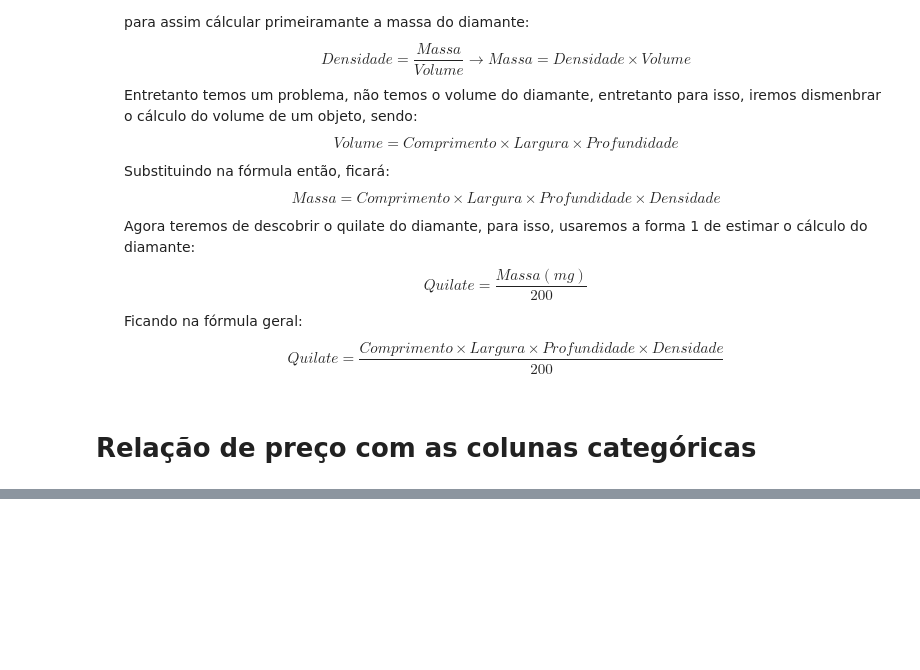
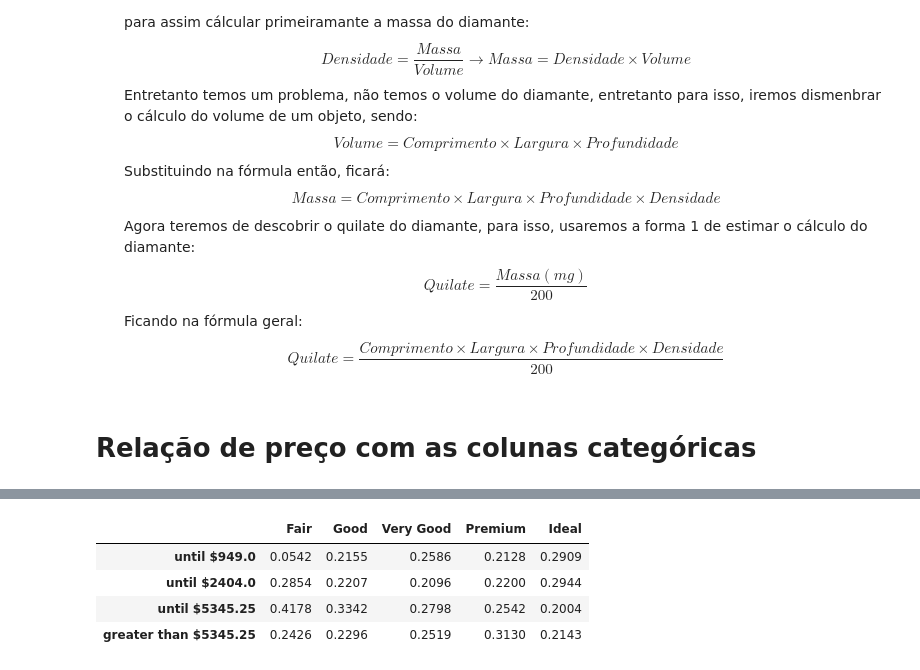
Before and after one commit to ppvyctor/Diamonds-Values, a Jupyter notebook: Trabalho ES.ipynb, the cells around one changed output, grey strips where cells are left out. Drawn from its saved outputs; the diff is of its cells as text; code cells hidden in the pictures; blank space fills up the shorter version.

```diff
--- a/Trabalho ES.ipynb
+++ b/Trabalho ES.ipynb
@@ -342,0 +466,11 @@ plt.show()
+# %%
+cut, color, clarity = agrupamento(diamonds, "price", price)
+cut_carat, color_carat, clarity_carat = agrupamento(diamonds, "carat", carat)
+# %%
+cut
+# %% [output]
+|  | Fair | Good | Very Good | Premium | Ideal |
+| until $949.0 | 0.0542 | 0.2155 | 0.2586 | 0.2128 | 0.2909 |
+| until $2404.0 | 0.2854 | 0.2207 | 0.2096 | 0.2200 | 0.2944 |
+| until $5345.25 | 0.4178 | 0.3342 | 0.2798 | 0.2542 | 0.2004 |
+| greater than $5345.25 | 0.2426 | 0.2296 | 0.2519 | 0.3130 | 0.2143 |
```
Also changed, not shown: parts of 5 cells of this notebook.
